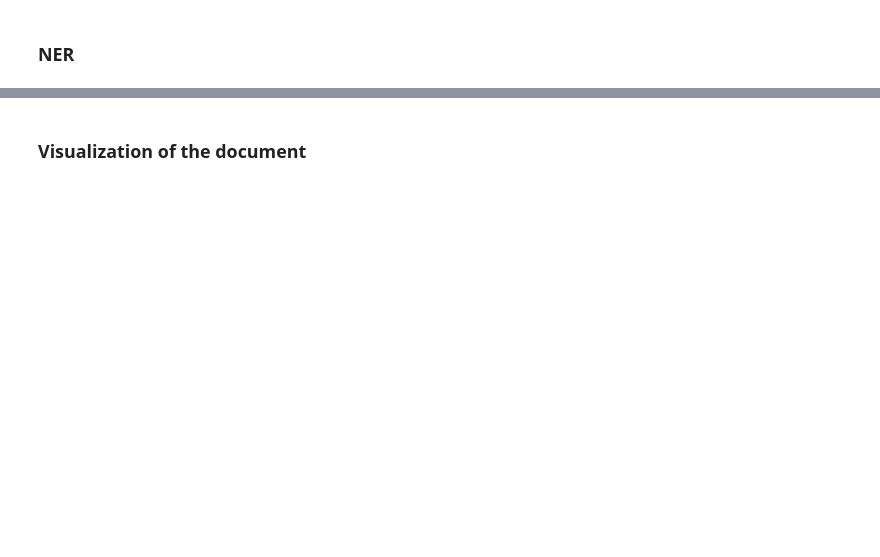
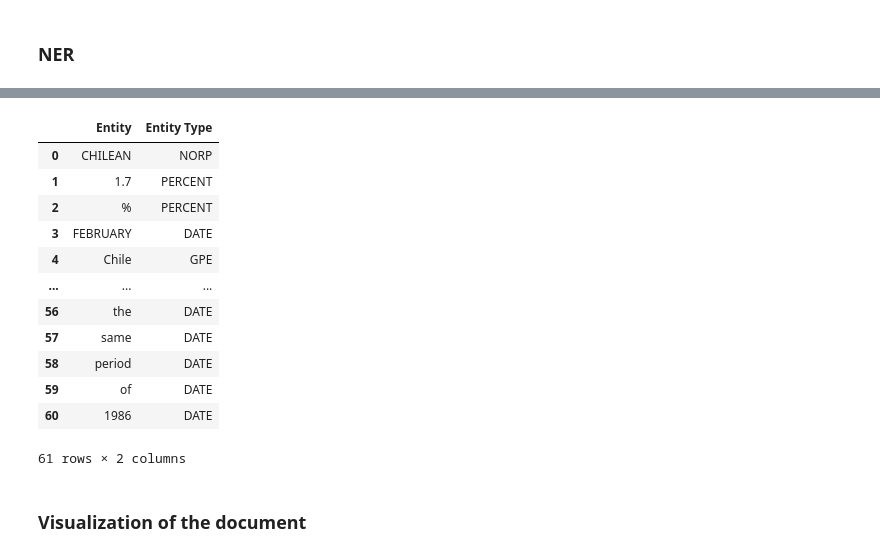
Before and after one commit to yusufakcakaya/Algorythm-NLP-Entity-Recognition, a Jupyter notebook: Project_NER.ipynb, the cells around one changed output, grey strips where cells are left out. Drawn from its saved outputs; the diff is of its cells as text; code cells hidden in the pictures; blank space fills up the shorter version.

```diff
--- a/Project_NER.ipynb
+++ b/Project_NER.ipynb
@@ -136,10 +207,10 @@ string
 # Load the needed dependencies from SpaCy
 import spacy
 from spacy import displacy
-import en_core_web_sm
+import en_core_web_trf
 
 # Create an instance of the small pipeline and model from SpaCy
-nlp = en_core_web_sm.load()
+nlp = en_core_web_trf.load()
 # %%
 # Apply the complete NER pipeline from SpaCy (preprocessing + model prediction)
 doc = nlp(string)
@@ -150,0 +222,6 @@ U.S.PERSONAL INCOME ROSE 0.9 % PERCENT IN FEBRUARY DATE U.S.personal income rose
+# %%
+# Loop over all the tokens preprocessed by SpaCy
+for token in doc:
+    # If the token is detected as an entity
+    if token.ent_type_:
+        print(f"{token.text}: {token.ent_type_}")
@@ -150,0 +246,7 @@ U.S.PERSONAL INCOME ROSE 0.9 % PERCENT IN FEBRUARY DATE U.S.personal income rose
+# %%
+entity_type=[]
+entity=[]
+for token in doc:
+    if token.ent_type_:
+        entity.append(token.text)
+        entity_type.append(token.ent_type_)
@@ -151,2 +255,20 @@ U.S.PERSONAL INCOME ROSE 0.9 % PERCENT IN FEBRUARY DATE U.S.personal income rose
+# %%
+df = pd.DataFrame(list(zip(entity, entity_type)), columns=['Entity', 'Entity Type'])
+# %%
+df
+# %% [output]
+|  | Entity | Entity Type |
+| 0 | CHILEAN | NORP |
+| 1 | 1.7 | PERCENT |
+| 2 | % | PERCENT |
+| 3 | FEBRUARY | DATE |
+| 4 | Chile | GPE |
+| ... | ... | ... |
+| 56 | the | DATE |
+| 57 | same | DATE |
+| 58 | period | DATE |
+| 59 | of | DATE |
+| 60 | 1986 | DATE |
+61 rows × 2 columns
 # %% [markdown]
 ### Visualization of the document
```
Also changed, not shown: parts of 28 cells of this notebook.
